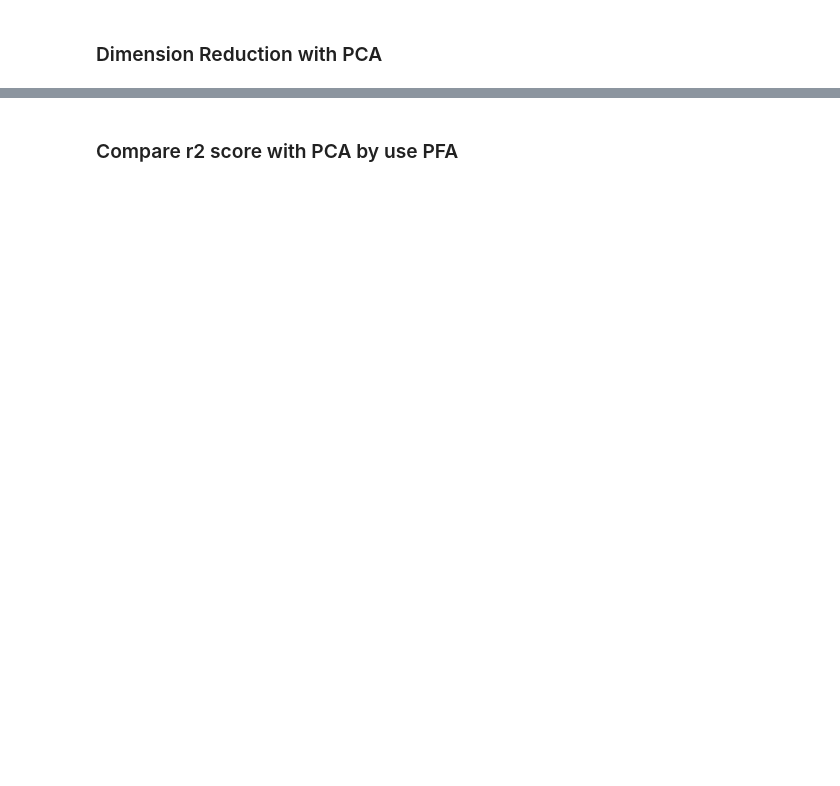
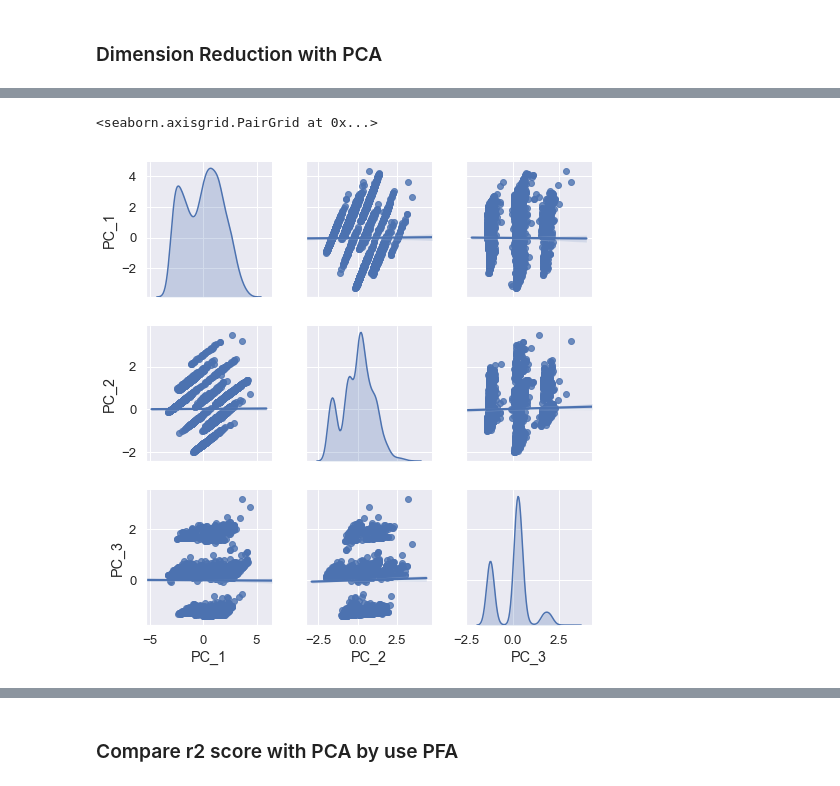
Before and after one commit to nuttheguitar/realties_datasprints, a Jupyter notebook: EDA.ipynb, the cells around one changed output, grey strips where cells are left out. Saved outputs shown, nothing was run; the diff lists cells and outputs as text; code cells hidden in the pictures; blank space fills up the shorter version.

```diff
--- a/EDA.ipynb
+++ b/EDA.ipynb
@@ -575,0 +617,5 @@ metrics.r2_score(y_test, predict1)
+# %%
+sns.pairplot(pca_test, diag_kws=dict(shade=True), diag_kind="kde", kind="reg")
+# %% [output]
+<seaborn.axisgrid.PairGrid at 0x...>
+[figure, added]
```
Also changed, not shown: parts of 17 cells of this notebook, 4 other files.
